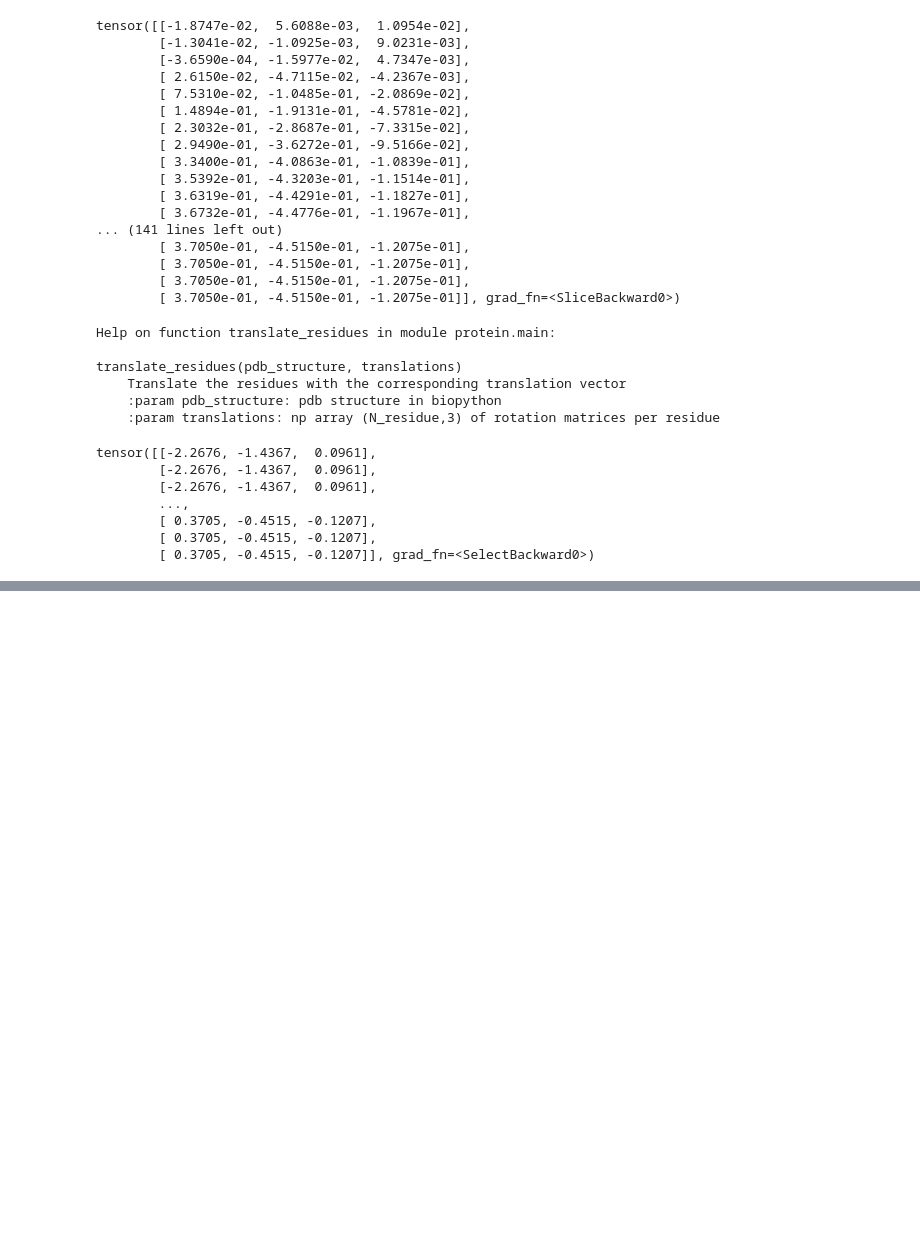
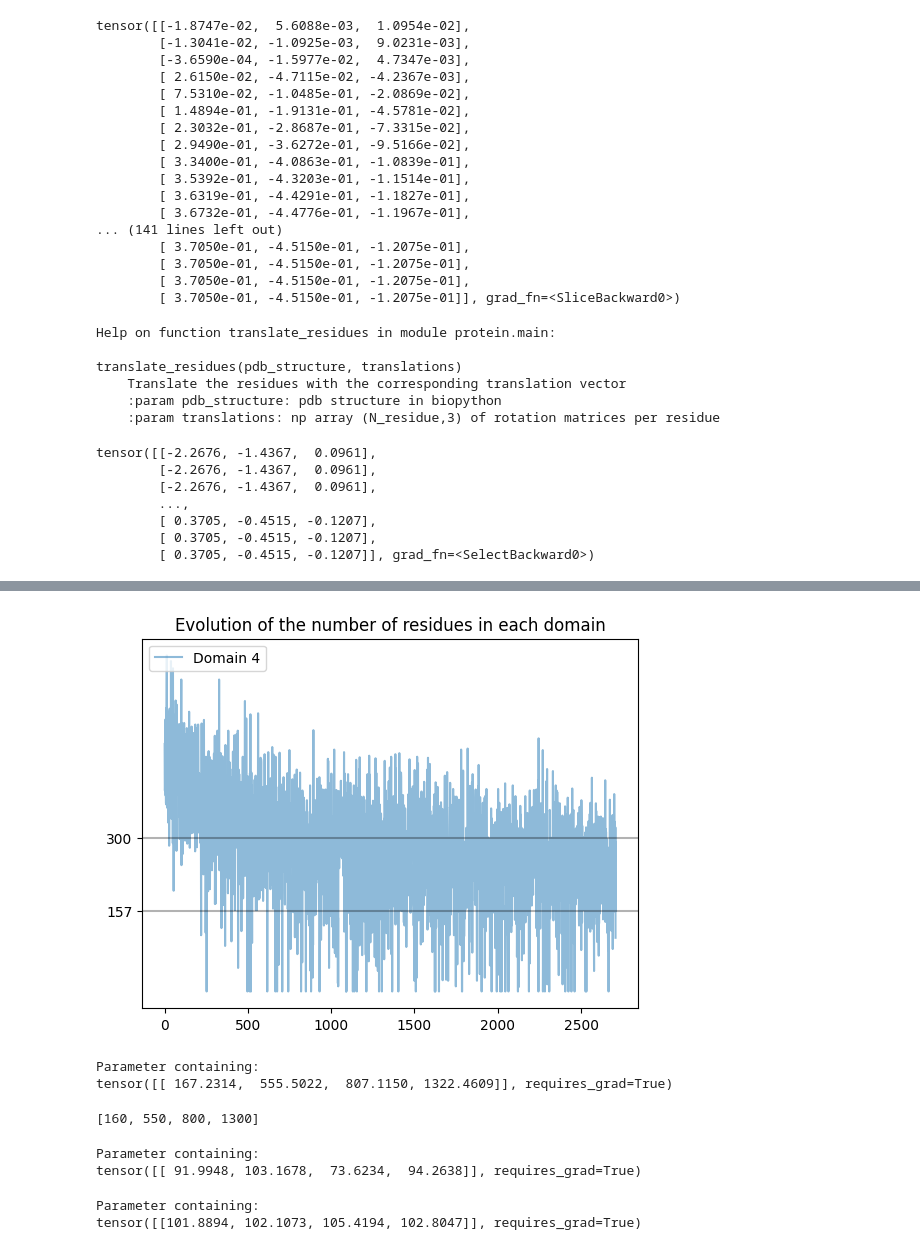
Before and after one commit to Gabriel-Ducrocq/segmentationCryoEM, a Jupyter notebook: visualization.ipynb, the cells around one changed output, grey strips where cells are left out. Cells and saved outputs as stored; diff of their text form; code cells hidden in the pictures; blank space fills up the shorter version.

```diff
--- a/visualization.ipynb
+++ b/visualization.ipynb
@@ -1946,0 +1949,17 @@ viz.ipynb
+# %%
+path = "/Users/gabdu45/PycharmProjects/segmentationCryoEM/data/imagesGMMRotationsPresentationContinuousLatentMask/"
+# %%
+mask_evol = mask_evolution(path)
+# %%
+#plt.plot(mask_evol[:, 0], label="Domain 1", alpha=0.5)
+#plt.plot(mask_evol[:, 1], label="Domain 2", alpha=0.5)
+#plt.plot(mask_evol[:, 2], label="Domain 3", alpha=0.5)
+plt.plot(mask_evol[:, 3], label="Domain 4", alpha=0.5)
+plt.axhline(y=157, alpha=0.3, color="black")
+plt.axhline(y=300, alpha=0.3, color="black")
+plt.yticks([157, 300])
+plt.legend(loc="upper left")
+plt.title("Evolution of the number of residues in each domain")
+plt.show()
+# %% [output]
+[figure, added]
@@ -1946,0 +1968,19 @@ viz.ipynb
+# %%
+model.cluster_means_mean
+# %% [output]
+Parameter containing:
+tensor([[ 167.2314,  555.5022,  807.1150, 1322.4609]], requires_grad=True)
+# %%
+[160, 550, 800, 1300]
+# %% [output]
+[160, 550, 800, 1300]
+# %%
+model.cluster_means_std
+# %% [output]
+Parameter containing:
+tensor([[ 91.9948, 103.1678,  73.6234,  94.2638]], requires_grad=True)
+# %%
+model.cluster_std_mean
+# %% [output]
+Parameter containing:
+tensor([[101.8894, 102.1073, 105.4194, 102.8047]], requires_grad=True)
```
Also changed, not shown: parts of 9 cells of this notebook, 2 other files.
